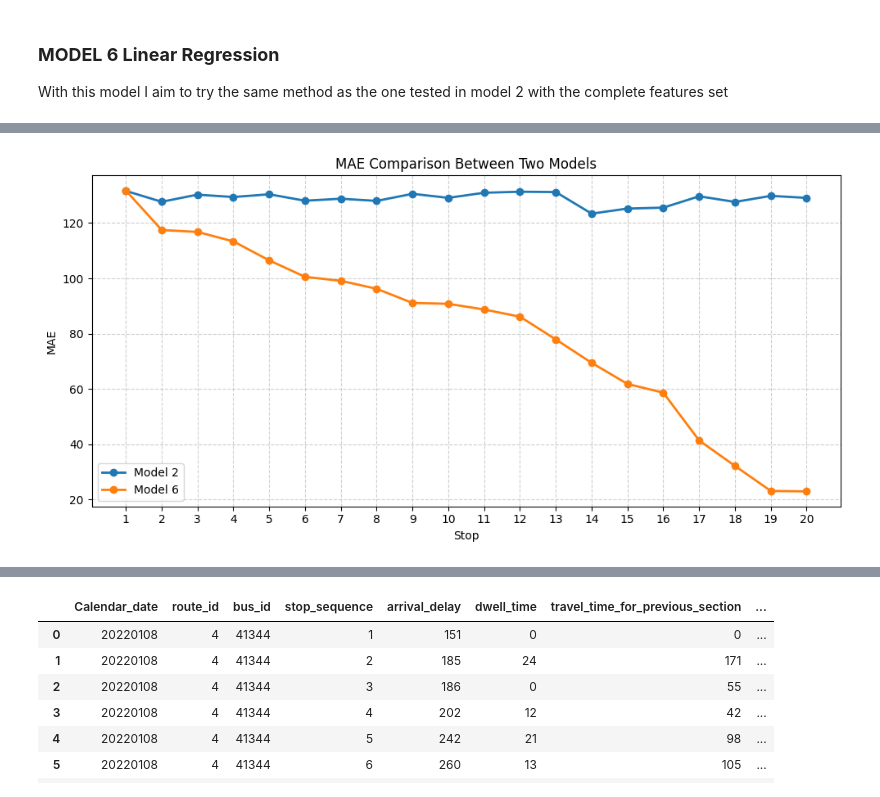
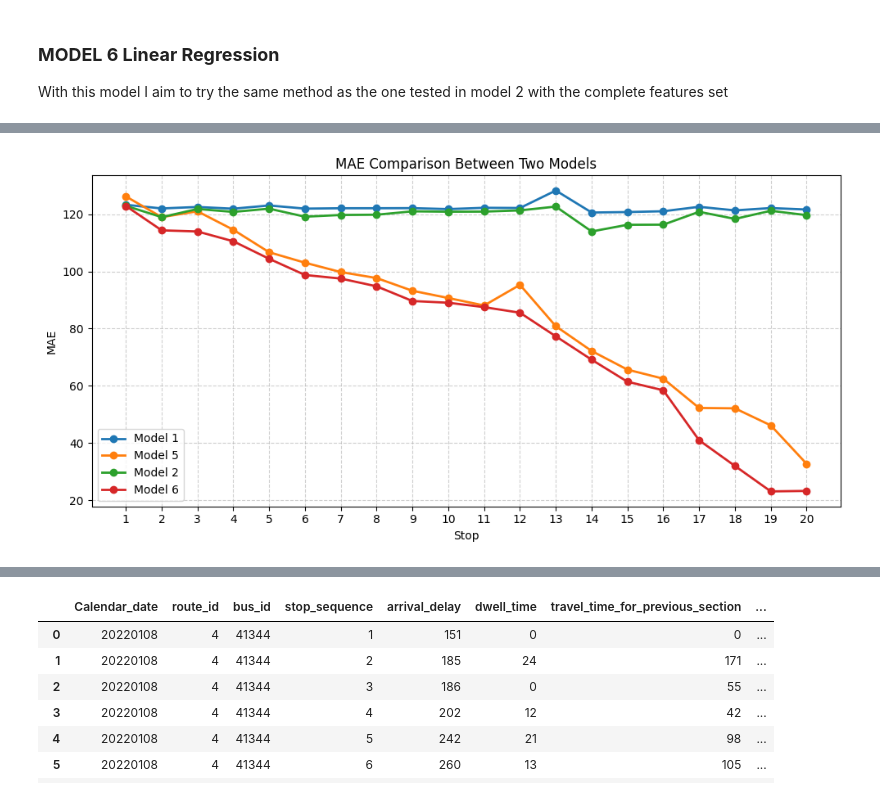
Before and after one commit to Gioalf/AH2179, a Jupyter notebook: project/AIprojectGioAlf.ipynb, the cells around one changed output, grey strips where cells are left out. Cells and saved outputs as stored; diff of their text form; code cells hidden in the pictures.

```diff
--- a/project/AIprojectGioAlf.ipynb
+++ b/project/AIprojectGioAlf.ipynb
@@ -303,12 +301,11 @@ early.groupby(['Calendar_date', 'trip_number']).size().reset_index(name='count')
 # %%
 df_try=df[
     (df['Calendar_date']!=20220525) &
+    (df['Calendar_date']!=20220610) &
     ~((df['Calendar_date']==20220628) & (df['trip_number']==22)) &
     ~((df['Calendar_date']==20220630) & (df['trip_number']==11)) &
-    (df['Calendar_date']!=20220120) &
-    (df['Calendar_date']!=20220402) &
-    (df['Calendar_date']!=20220609) &
-    (df['Calendar_date']!=20220610)
+    ~((df['Calendar_date']==20220609) & (df['trip_number']==134)) &
+    ~((df['Calendar_date']==20220120) & (df['trip_number'].isin([8,9,10])))
     ]
 import seaborn as sns
 import matplotlib.pyplot as plt
@@ -340,7 +324,7 @@ dtype: float64
 ## PART A
 I will get rid of some of the features that are only available in real time, i.e: `upstream_stop_delay`, `previous_bus_delay`, `previous_trip_travel_time`, `recurrent_delay`, `travel_time_for_previous_section`.
 # %%
-dfA=df.drop(['upstream_stop_delay', 'previous_bus_delay', 'previous_trip_travel_time', 'recurrent_delay', 'travel_time_for_previous_section'], axis=1)
+dfA=df_try.drop(['upstream_stop_delay', 'previous_bus_delay', 'previous_trip_travel_time', 'recurrent_delay', 'travel_time_for_previous_section'], axis=1)
 # %%
 dfA
 # %% [output]
@@ -809,17 +793,17 @@ for i in range(1, 21):
     dfA_model3_i = dfA_model3[dfA_model3['stop_sequence'] == i].copy()
     df3[f'stop_{i}'] = dfA_model3_i
 
+    # Split by date before dropping the column
+    dfA_model3_train = dfA_model3_i[dfA_model3_i['Calendar_date'] < 20220600].copy()
+    dfA_model3_test = dfA_model3_i[dfA_model3_i['Calendar_date'] >= 20220600].copy()
+
     # Drop non-predictive columns
-    dfA_model3_i = dfA_model3_i.drop(['Calendar_date', 'stop_sequence'], axis=1)
+    cols_to_drop = ['Calendar_date', 'stop_sequence']
+    X_train = dfA_model3_train.drop(cols_to_drop + ['arrival_delay_stop_20'], axis=1)
+    y_train = dfA_model3_train['arrival_delay_stop_20']
 
-    # Define features and target
-    X = dfA_model3_i.drop(['arrival_delay_stop_20'], axis=1)
-    y = dfA_model3_i['arrival_delay_stop_20']
-
-    # Split chronologically: first 80% train, last 20% test
-    split_idx = int(len(X) * 0.8)
-    X_train, X_test = X.iloc[:split_idx], X.iloc[split_idx:]
-    y_train, y_test = y.iloc[:split_idx], y.iloc[split_idx:]
+    X_test = dfA_model3_test.drop(cols_to_drop + ['arrival_delay_stop_20'], axis=1)
+    y_test = dfA_model3_test['arrival_delay_stop_20']
 
     # Standardize features
     scaler = StandardScaler()
@@ -1208,7 +1289,7 @@ plt.show()
 In this part I will have the entire dataset to create my models, including the previously discarded variables that are captured in real-time, i.e: `upstream_stop_delay`, `previous_bus_delay`, `previous_trip_travel_time`, `recurrent_delay` and `travel_time_for_previous_section`.
 I will then assign the correspondent arrival delay for stop 20 to each row related to the same trip.
 # %%
-dfB=df.copy()
+dfB=df_try.copy()
 # %%
 # Filter for rows where stop_sequence is 20
 delay_at_stop_20_B = dfB[dfB['stop_sequence'] == 20][['Calendar_date', 'trip_number', 'arrival_delay']]
@@ -1421,29 +1502,29 @@ pd.DataFrame(results6).T
 # %%
 import matplotlib.pyplot as plt
 
 # --- Extract MAE values ---
 stops = list(range(1,21))
 mae1 = evaluation_df_1['MAE'].to_list()[:20]
 mae5 = evaluation_df_5['MAE'].to_list()[:20]
 mae2 = [v['MAE'] for v in results2.values()]
 mae6 = [v['MAE'] for v in results6.values()]
 
 # --- Plot ---
 plt.figure(figsize=(10,5))
-#plt.plot(stops, mae1[:20], marker='o', label='Model 1', linewidth=2)
-#plt.plot(stops, mae5[:20], marker='o', label='Model 5', linewidth=2)
+plt.plot(stops, mae1[:20], marker='o', label='Model 1', linewidth=2)
+plt.plot(stops, mae5[:20], marker='o', label='Model 5', linewidth=2)
 plt.plot(stops, mae2[:20], marker='o', label='Model 2', linewidth=2)
 plt.plot(stops, mae6[:20], marker='o', label='Model 6', linewidth=2)
 plt.xticks(stops)
 plt.xlabel('Stop')
 plt.ylabel('MAE')
 plt.title('MAE Comparison Between Two Models')
 plt.legend()
 plt.grid(True, linestyle='--', alpha=0.6)
 plt.tight_layout()
 plt.show()
 # %% [output]
-[figure, old version]
+[figure, new version]
 # %%
 import matplotlib.pyplot as plt
 import numpy as np
```
Also changed, not shown: parts of 38 cells of this notebook.
